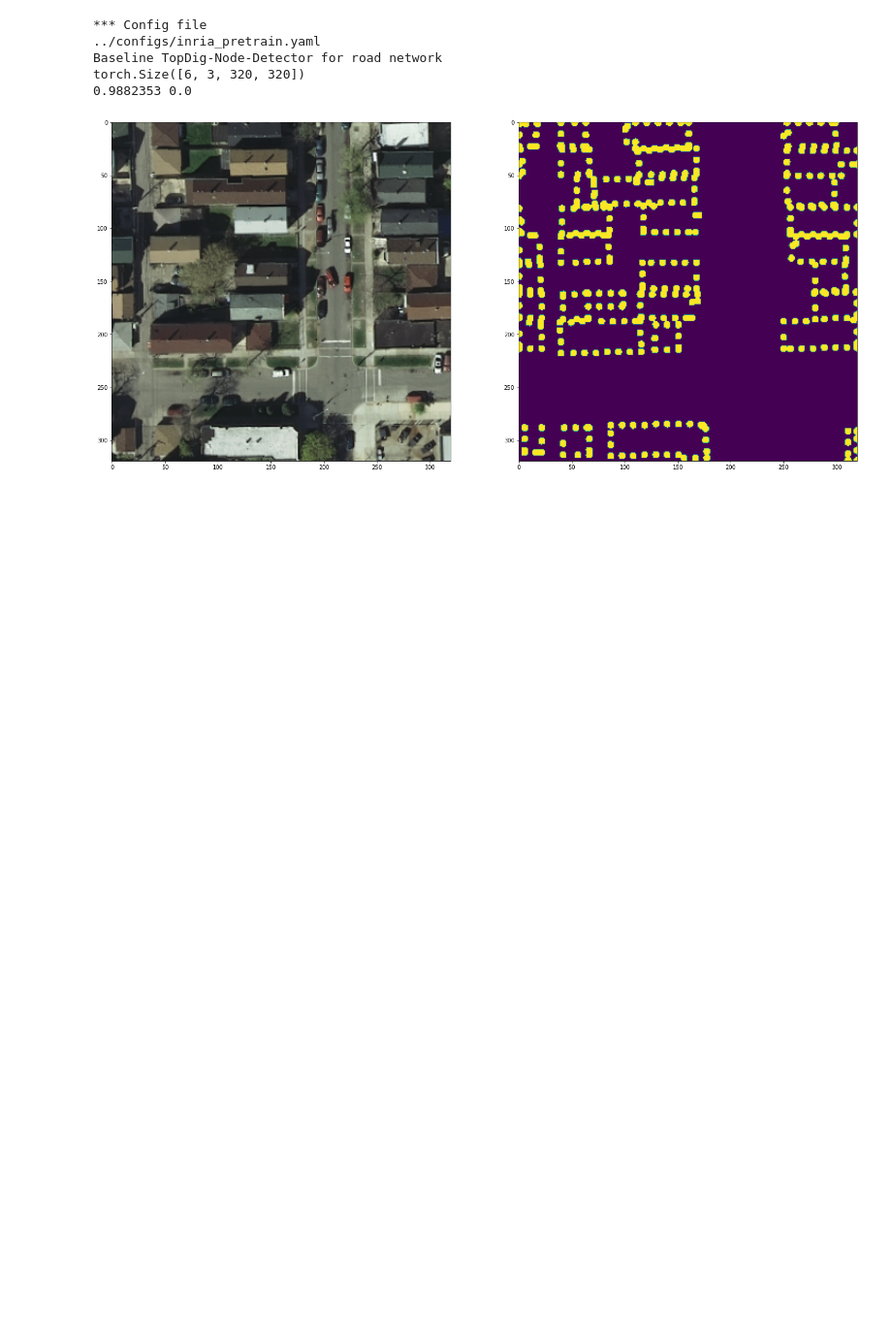
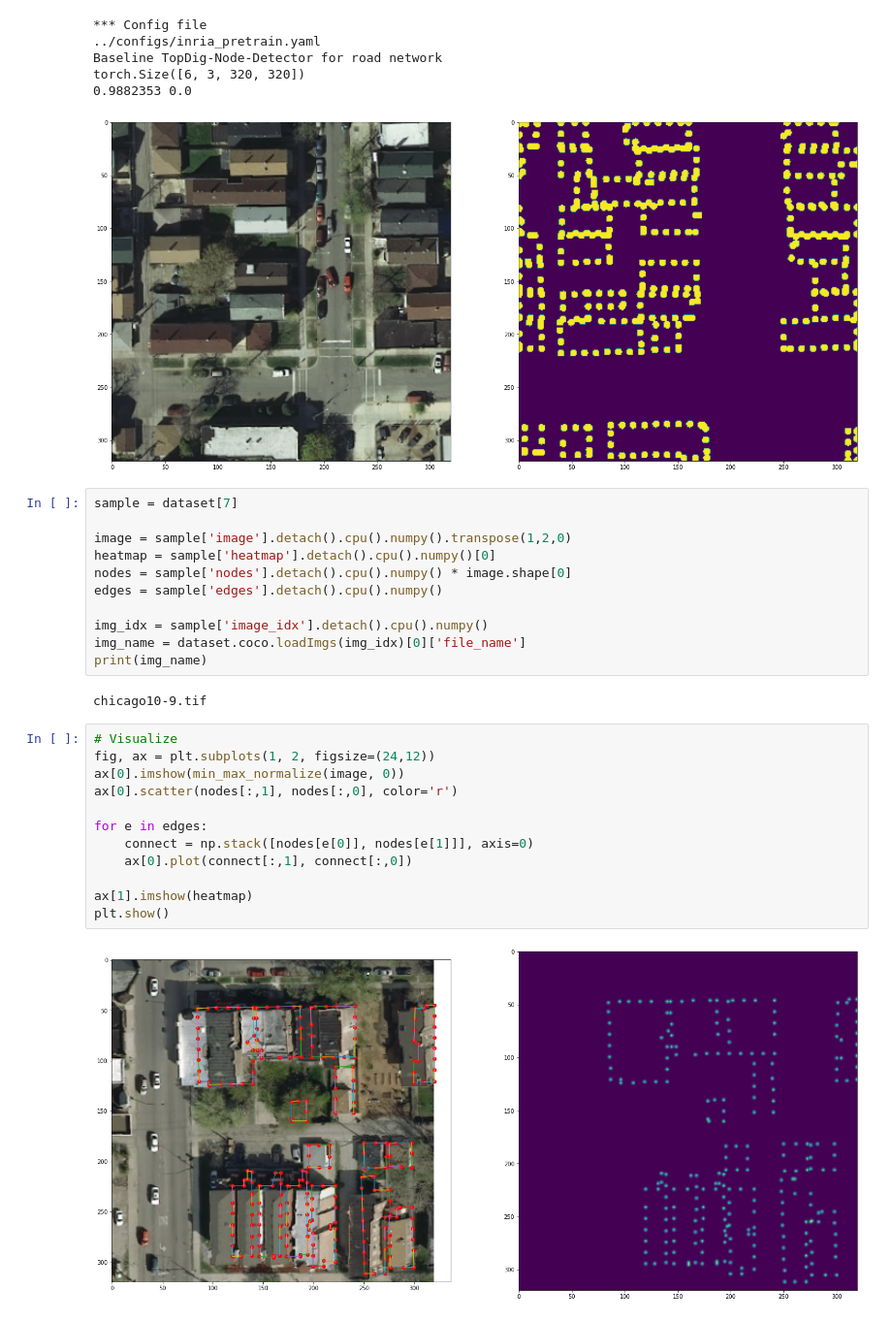
Before and after one commit to tmits37/relationformer, a Jupyter notebook: notebooks/dataset_visualization.ipynb, the cells around one changed output. Shown at 97% size. Drawn from its saved outputs; the diff is of its cells as text; blank space fills up the shorter version.

```diff
--- a/notebooks/dataset_visualization.ipynb
+++ b/notebooks/dataset_visualization.ipynb
@@ -90,3 +93,30 @@ Baseline TopDig-Node-Detector for road network
 torch.Size([6, 3, 320, 320])
 0.9882353 0.0
 [figure]
+# %%
+sample = dataset[7]
+
+image = sample['image'].detach().cpu().numpy().transpose(1,2,0)
+heatmap = sample['heatmap'].detach().cpu().numpy()[0]
+nodes = sample['nodes'].detach().cpu().numpy() * image.shape[0]
+edges = sample['edges'].detach().cpu().numpy()
+
+img_idx = sample['image_idx'].detach().cpu().numpy()
+img_name = dataset.coco.loadImgs(img_idx)[0]['file_name']
+print(img_name)
+# %% [output]
+chicago10-9.tif
+# %%
+# Visualize
+fig, ax = plt.subplots(1, 2, figsize=(24,12))
+ax[0].imshow(min_max_normalize(image, 0))
+ax[0].scatter(nodes[:,1], nodes[:,0], color='r')
+
+for e in edges:
+    connect = np.stack([nodes[e[0]], nodes[e[1]]], axis=0)
+    ax[0].plot(connect[:,1], connect[:,0])
+
+ax[1].imshow(heatmap)
+plt.show()
+# %% [output]
+[figure, added]
```
Also changed, not shown: parts of 4 cells of this notebook, 1 other file.
